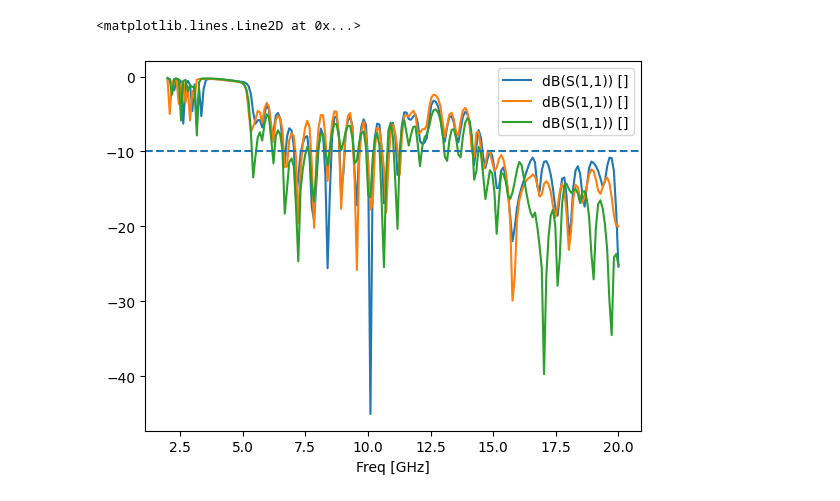
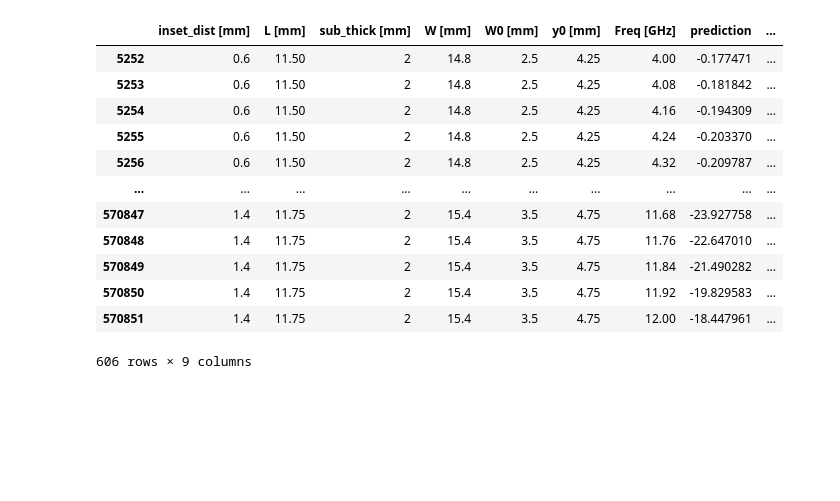
Before and after one commit to meowsome/antenna-ml, a Jupyter notebook: research/exploring_using_full_freq_range.ipynb, the cells around one changed output. Saved outputs shown, nothing was run; the diff lists cells and outputs as text; code cells hidden in the pictures; blank space fills up the shorter version.

```diff
--- a/research/exploring_using_full_freq_range.ipynb
+++ b/research/exploring_using_full_freq_range.ipynb
@@ -18,8 +11,36 @@ All 3 geometries work for below -10
-# %%
-ax = geometry_1.plot(x='Freq [GHz]', y='dB(S(1,1)) []')
-geometry_2.plot(x='Freq [GHz]', y='dB(S(1,1)) []', ax=ax)
-geometry_3.plot(x='Freq [GHz]', y='dB(S(1,1)) []', ax=ax)
-ax.axhline(-10, linestyle='--')
-# %% [output]
-<matplotlib.lines.Line2D at 0x...>
-[figure, removed]
+# %%
+import joblib
+
+df = joblib.load('../all_predictions.pkl')
+# %%
+def fetch_geometry(inset_dist, l, sub_thick, w, w0, y0, geometry_name):
+    geo_df = df[(df['inset_dist [mm]'] == inset_dist) & (df['L [mm]'] == l) & (df['sub_thick [mm]'] == sub_thick) & (df['W [mm]'] == w) & (df['W0 [mm]'] == w0) & (df['y0 [mm]'] == y0)].copy()
+    geo_df['Geometry Name'] = geometry_name
+    return geo_df
+# %%
+geometries = [
+    fetch_geometry(0.6, 11.5, 2.0, 14.8, 2.5, 4.25, 1),
+    fetch_geometry(0.6, 12.0, 2.0, 14.8, 2.75, 4.5, 2),
+    fetch_geometry(1.0, 12.0, 2.0, 15.6, 3.5, 4.25, 3),
+    fetch_geometry(1.4, 11.5, 2.0, 15.6, 3.5, 4.25, 4),
+    fetch_geometry(1.4, 11.5, 2.0, 15.4, 3.5, 4.5, 5),
+    fetch_geometry(1.4, 11.75, 2.0, 15.4, 3.5, 4.75, 6)
+]
+
+geometries = pd.concat(geometries)
+# %%
+geometries
+# %% [output]
+|  | inset_dist [mm] | L [mm] | sub_thick [mm] | W [mm] | W0 [mm] | y0 [mm] | Freq [GHz] | prediction | ... |
+| 5252 | 0.6 | 11.50 | 2 | 14.8 | 2.5 | 4.25 | 4.00 | -0.177471 | ... |
+| 5253 | 0.6 | 11.50 | 2 | 14.8 | 2.5 | 4.25 | 4.08 | -0.181842 | ... |
+| 5254 | 0.6 | 11.50 | 2 | 14.8 | 2.5 | 4.25 | 4.16 | -0.194309 | ... |
+| 5255 | 0.6 | 11.50 | 2 | 14.8 | 2.5 | 4.25 | 4.24 | -0.203370 | ... |
+| 5256 | 0.6 | 11.50 | 2 | 14.8 | 2.5 | 4.25 | 4.32 | -0.209787 | ... |
+| ... | ... | ... | ... | ... | ... | ... | ... | ... | ... |
+| 570847 | 1.4 | 11.75 | 2 | 15.4 | 3.5 | 4.75 | 11.68 | -23.927758 | ... |
+| 570848 | 1.4 | 11.75 | 2 | 15.4 | 3.5 | 4.75 | 11.76 | -22.647010 | ... |
+| 570849 | 1.4 | 11.75 | 2 | 15.4 | 3.5 | 4.75 | 11.84 | -21.490282 | ... |
+| 570850 | 1.4 | 11.75 | 2 | 15.4 | 3.5 | 4.75 | 11.92 | -19.829583 | ... |
+| 570851 | 1.4 | 11.75 | 2 | 15.4 | 3.5 | 4.75 | 12.00 | -18.447961 | ... |
+606 rows × 9 columns
```
Also changed, not shown: parts of 5 cells of this notebook.
